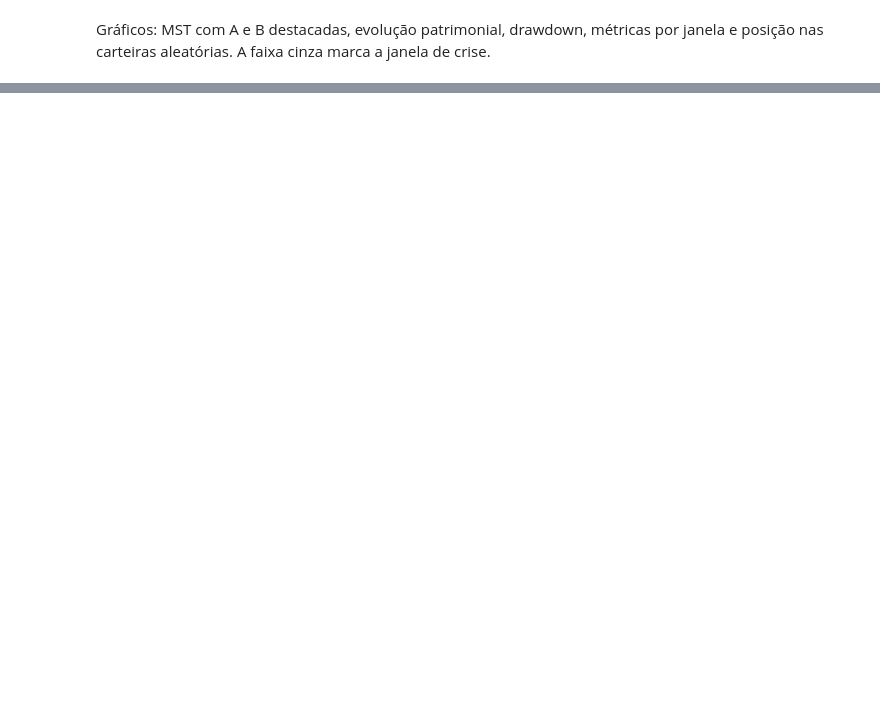
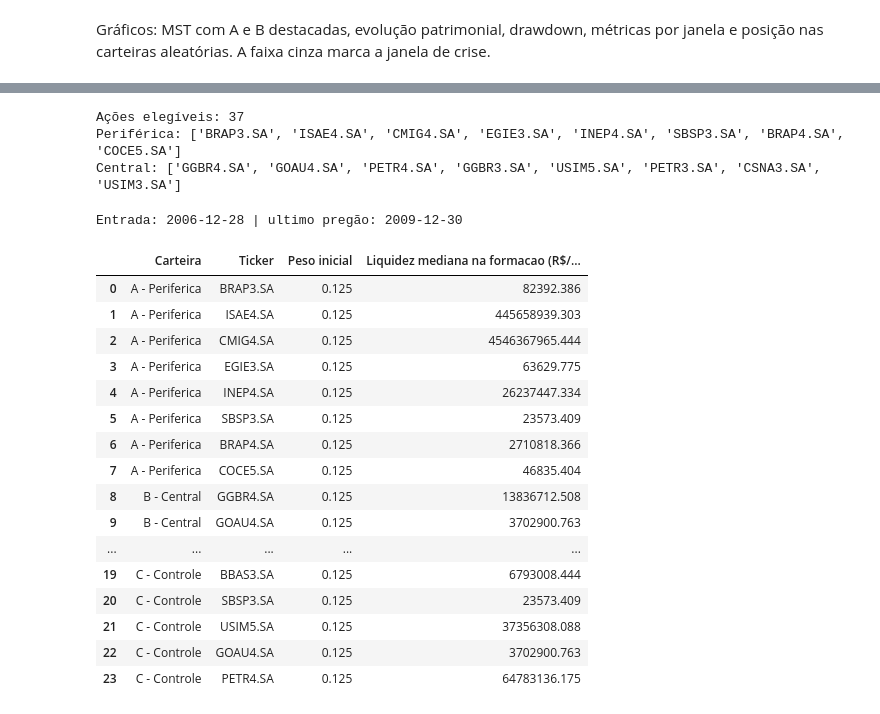
Before and after one commit to Marcos00758/Anti-crisis-stocks-using-graphs, a Jupyter notebook: Simulacao.ipynb, the cells around one changed output, grey strips where cells are left out. Cells and saved outputs as stored; diff of their text form; code cells hidden in the pictures; blank space fills up the shorter version.

```diff
--- a/Simulacao.ipynb
+++ b/Simulacao.ipynb
@@ -229,0 +233,55 @@ salvar('results', valores, tab, pos, comp)
+# %%
+close_2008 = df_2008['Close']
+# %%
+carteira_periferica_2008 = carteira_periferica_2008['Ticker'].tolist()
+carteira_central_2008 = carteira_central_2008['Ticker'].tolist()
+
+print('Ações elegíveis:', len(acoes_elegiveis_2008))
+print('Periférica:', carteira_periferica_2008)
+print('Central:', carteira_central_2008)
+# %% [output]
+Ações elegíveis: 37
+Periférica: ['BRAP3.SA', 'ISAE4.SA', 'CMIG4.SA', 'EGIE3.SA', 'INEP4.SA', 'SBSP3.SA', 'BRAP4.SA', 'COCE5.SA']
+Central: ['GGBR4.SA', 'GOAU4.SA', 'PETR4.SA', 'GGBR3.SA', 'USIM5.SA', 'PETR3.SA', 'CSNA3.SA', 'USIM3.SA']
+# %%
+carteira_controle_2008 = carteira_controle_2008['Ticker'].tolist()
+
+carteiras_2008 = {
+    'A - Periferica': carteira_periferica_2008,
+    'B - Central': carteira_central_2008,
+    'C - Controle': carteira_controle_2008
+}
+norm_2008, entrada_2008 = trajetorias_normalizadas(
+    close_2008,
+    parametros_2008['fim_formacao'],
+    parametros_2008['fim_avaliacao']
+)
+valores_2008 = pd.DataFrame({
+    nome: valor_buy_and_hold(norm_2008, tickers)
+    for nome, tickers in carteiras_2008.items()
+})
+print('Entrada:', entrada_2008.date(), '| ultimo pregão:', norm_2008.index[-1].date())
+display(composicao(carteiras_2008, liquidez_formacao(
+    df_2008,
+    parametros_2008['inicio_formacao'],
+    parametros_2008['fim_formacao']
+)))
+# %% [output]
+Entrada: 2006-12-28 | ultimo pregão: 2009-12-30
+|  | Carteira | Ticker | Peso inicial | Liquidez mediana na formacao (R$/... |
+| 0 | A - Periferica | BRAP3.SA | 0.125 | 82392.386 |
+| 1 | A - Periferica | ISAE4.SA | 0.125 | 445658939.303 |
+| 2 | A - Periferica | CMIG4.SA | 0.125 | 4546367965.444 |
+| 3 | A - Periferica | EGIE3.SA | 0.125 | 63629.775 |
+| 4 | A - Periferica | INEP4.SA | 0.125 | 26237447.334 |
+| 5 | A - Periferica | SBSP3.SA | 0.125 | 23573.409 |
+| 6 | A - Periferica | BRAP4.SA | 0.125 | 2710818.366 |
+| 7 | A - Periferica | COCE5.SA | 0.125 | 46835.404 |
+| 8 | B - Central | GGBR4.SA | 0.125 | 13836712.508 |
+| 9 | B - Central | GOAU4.SA | 0.125 | 3702900.763 |
+| ... | ... | ... | ... | ... |
+| 19 | C - Controle | BBAS3.SA | 0.125 | 6793008.444 |
+| 20 | C - Controle | SBSP3.SA | 0.125 | 23573.409 |
+| 21 | C - Controle | USIM5.SA | 0.125 | 37356308.088 |
+| 22 | C - Controle | GOAU4.SA | 0.125 | 3702900.763 |
+| 23 | C - Controle | PETR4.SA | 0.125 | 64783136.175 |
```
Also changed, not shown: parts of 8 cells of this notebook.
